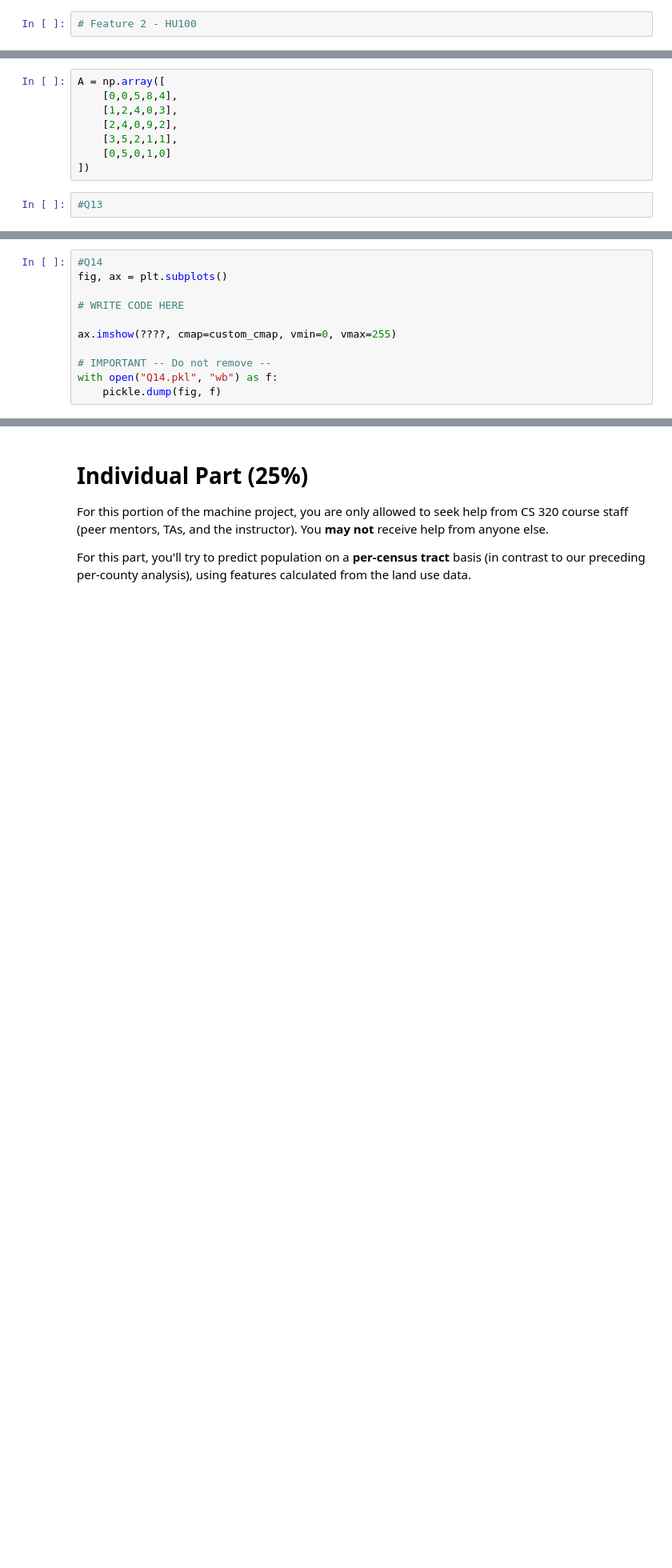
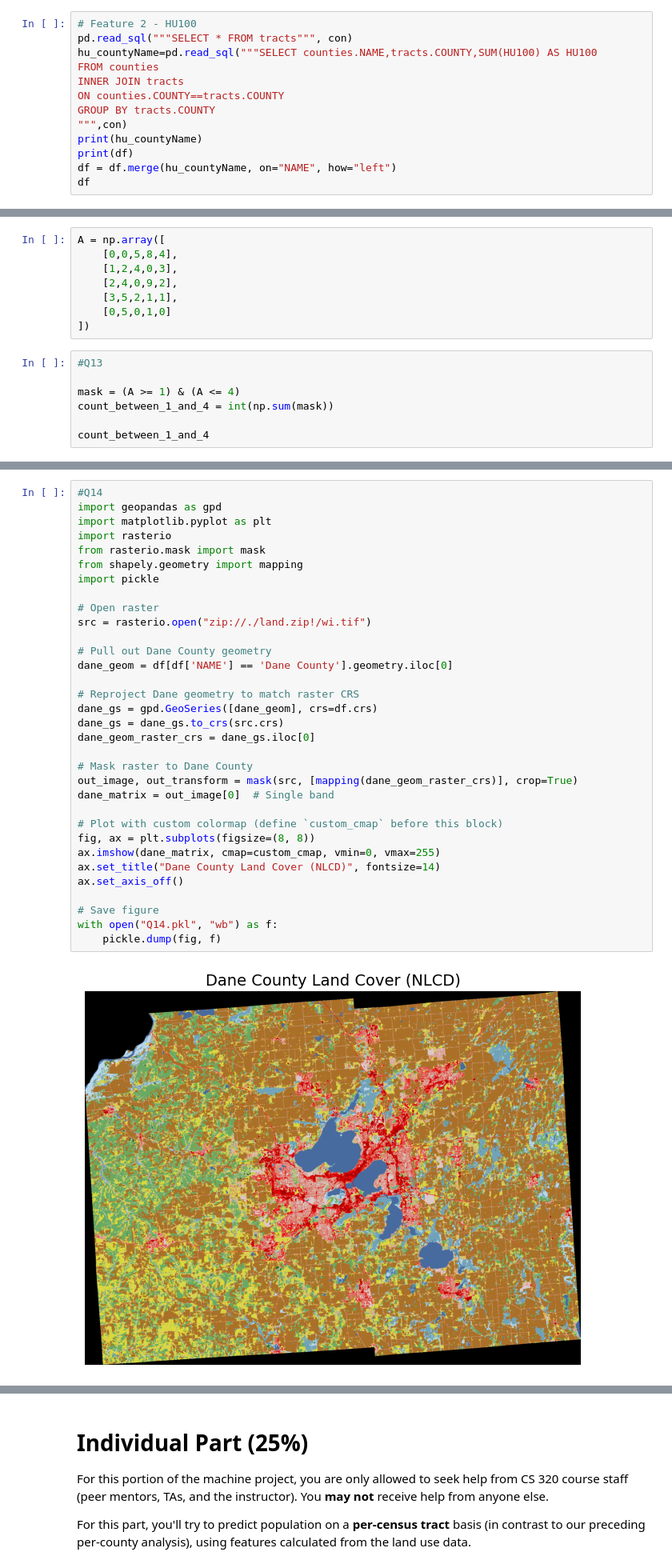
Before and after one commit to ervardaan/cs320-uwmadison-summer2025, a Jupyter notebook: projects/mp7/mp7.ipynb, the cells around one changed output, grey strips where cells are left out. Shown at 80% size. Saved outputs shown, nothing was run; the diff lists cells and outputs as text; blank space fills up the shorter version.

```diff
--- a/projects/mp7/mp7.ipynb
+++ b/projects/mp7/mp7.ipynb
@@ -158,3 +255,14 @@ using the `pd.merge(...)` function with the `on=????` parameter or the `left_on=
 and `right_on=????` parameters: https://pandas.pydata.org/docs/reference/api/pandas.merge.html.
 # %%
 # Feature 2 - HU100
+pd.read_sql("""SELECT * FROM tracts""", con)
+hu_countyName=pd.read_sql("""SELECT counties.NAME,tracts.COUNTY,SUM(HU100) AS HU100
+FROM counties
+INNER JOIN tracts
+ON counties.COUNTY==tracts.COUNTY
+GROUP BY tracts.COUNTY
+""",con)
+print(hu_countyName)
+print(df)
+df = df.merge(hu_countyName, on="NAME", how="left")
+df
@@ -245,3 +535,8 @@ A = np.array([
 ])
 # %%
 #Q13
+
+mask = (A >= 1) & (A <= 4)
+count_between_1_and_4 = int(np.sum(mask))
+
+count_between_1_and_4
@@ -287,15 +584,39 @@ c[95] = [0.43921568628, 0.63921568628, 0.72941176471]
 custom_cmap = ListedColormap(c)
 # %%
 #Q14
-fig, ax = plt.subplots()
+import geopandas as gpd
+import matplotlib.pyplot as plt
+import rasterio
+from rasterio.mask import mask
+from shapely.geometry import mapping
+import pickle
 
-# WRITE CODE HERE
+# Open raster
+src = rasterio.open("zip://./land.zip!/wi.tif")
 
-ax.imshow(????, cmap=custom_cmap, vmin=0, vmax=255)
+# Pull out Dane County geometry
+dane_geom = df[df['NAME'] == 'Dane County'].geometry.iloc[0]
 
-# IMPORTANT -- Do not remove --
+# Reproject Dane geometry to match raster CRS
+dane_gs = gpd.GeoSeries([dane_geom], crs=df.crs)
+dane_gs = dane_gs.to_crs(src.crs)
+dane_geom_raster_crs = dane_gs.iloc[0]
+
+# Mask raster to Dane County
+out_image, out_transform = mask(src, [mapping(dane_geom_raster_crs)], crop=True)
+dane_matrix = out_image[0]  # Single band
+
+# Plot with custom colormap (define `custom_cmap` before this block)
+fig, ax = plt.subplots(figsize=(8, 8))
+ax.imshow(dane_matrix, cmap=custom_cmap, vmin=0, vmax=255)
+ax.set_title("Dane County Land Cover (NLCD)", fontsize=14)
+ax.set_axis_off()
+
+# Save figure
 with open("Q14.pkl", "wb") as f:
     pickle.dump(fig, f)
+# %% [output]
+[figure, added]
 # %% [markdown]
 ### Q15: What portion of Dane County is "Crops"?
 
```
Also changed, not shown: parts of 25 cells of this notebook, 11 other files.
